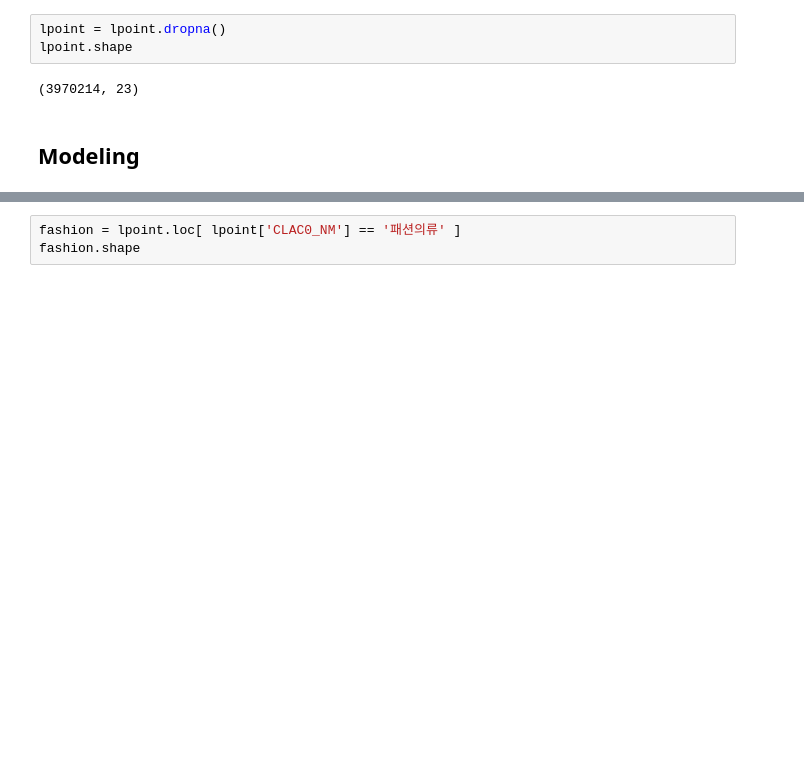
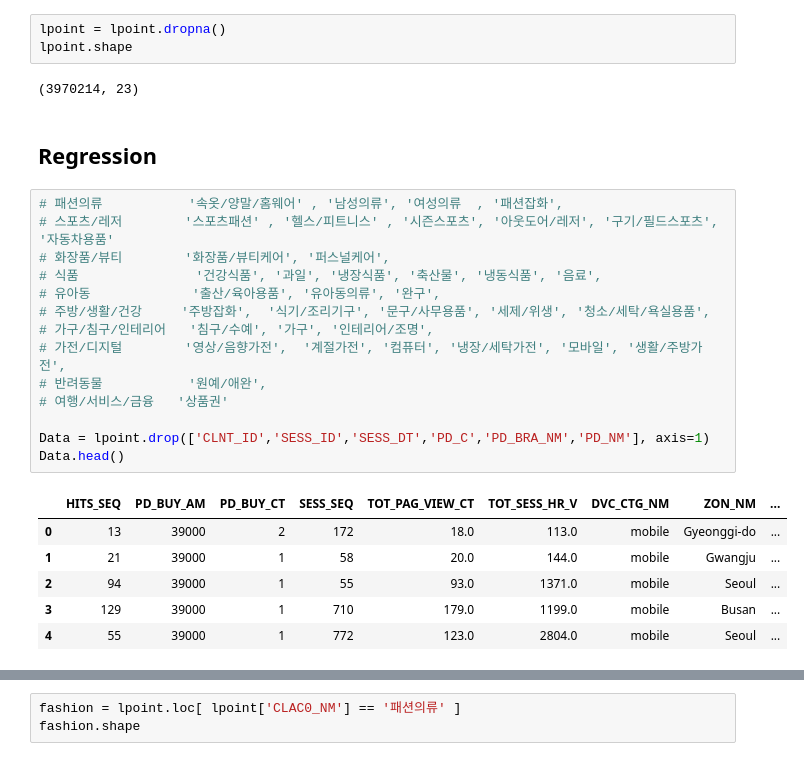
Before and after one commit to miniii222/-5th-L.point_bigdata_competiton, a Jupyter notebook: modeling/Modeling.ipynb, the cells around one changed output, grey strips where cells are left out. Drawn from its saved outputs; the diff is of its cells as text; blank space fills up the shorter version.

Commit message:
regression

```diff
--- a/modeling/Modeling.ipynb
+++ b/modeling/Modeling.ipynb
@@ -129,4 +146,25 @@ lpoint.shape
 # %% [output]
 (3970214, 23)
 # %% [markdown]
-## Modeling
+## Regression
+# %%
+# 패션의류           '속옷/양말/홈웨어' , '남성의류', '여성의류  , '패션잡화',
+# 스포츠/레저        '스포츠패션' , '헬스/피트니스' , '시즌스포츠', '아웃도어/레저', '구기/필드스포츠', '자동차용품'
+# 화장품/뷰티        '화장품/뷰티케어', '퍼스널케어',
+# 식품               '건강식품', '과일', '냉장식품', '축산물', '냉동식품', '음료',
+# 유아동             '출산/육아용품', '유아동의류', '완구',
+# 주방/생활/건강     '주방잡화',  '식기/조리기구', '문구/사무용품', '세제/위생', '청소/세탁/욕실용품',
+# 가구/침구/인테리어   '침구/수예', '가구', '인테리어/조명',
+# 가전/디지털        '영상/음향가전',  '계절가전', '컴퓨터', '냉장/세탁가전', '모바일', '생활/주방가전',
+# 반려동물           '원예/애완',
+# 여행/서비스/금융   '상품권'
+
+Data = lpoint.drop(['CLNT_ID','SESS_ID','SESS_DT','PD_C','PD_BRA_NM','PD_NM'], axis=1)
+Data.head()
+# %% [output]
+|  | HITS_SEQ | PD_BUY_AM | PD_BUY_CT | SESS_SEQ | TOT_PAG_VIEW_CT | TOT_SESS_HR_V | DVC_CTG_NM | ZON_NM | ... |
+| 0 | 13 | 39000 | 2 | 172 | 18.0 | 113.0 | mobile | Gyeonggi-do | ... |
+| 1 | 21 | 39000 | 1 | 58 | 20.0 | 144.0 | mobile | Gwangju | ... |
+| 2 | 94 | 39000 | 1 | 55 | 93.0 | 1371.0 | mobile | Seoul | ... |
+| 3 | 129 | 39000 | 1 | 710 | 179.0 | 1199.0 | mobile | Busan | ... |
+| 4 | 55 | 39000 | 1 | 772 | 123.0 | 2804.0 | mobile | Seoul | ... |
```
Also changed, not shown: parts of 32 cells of this notebook.
